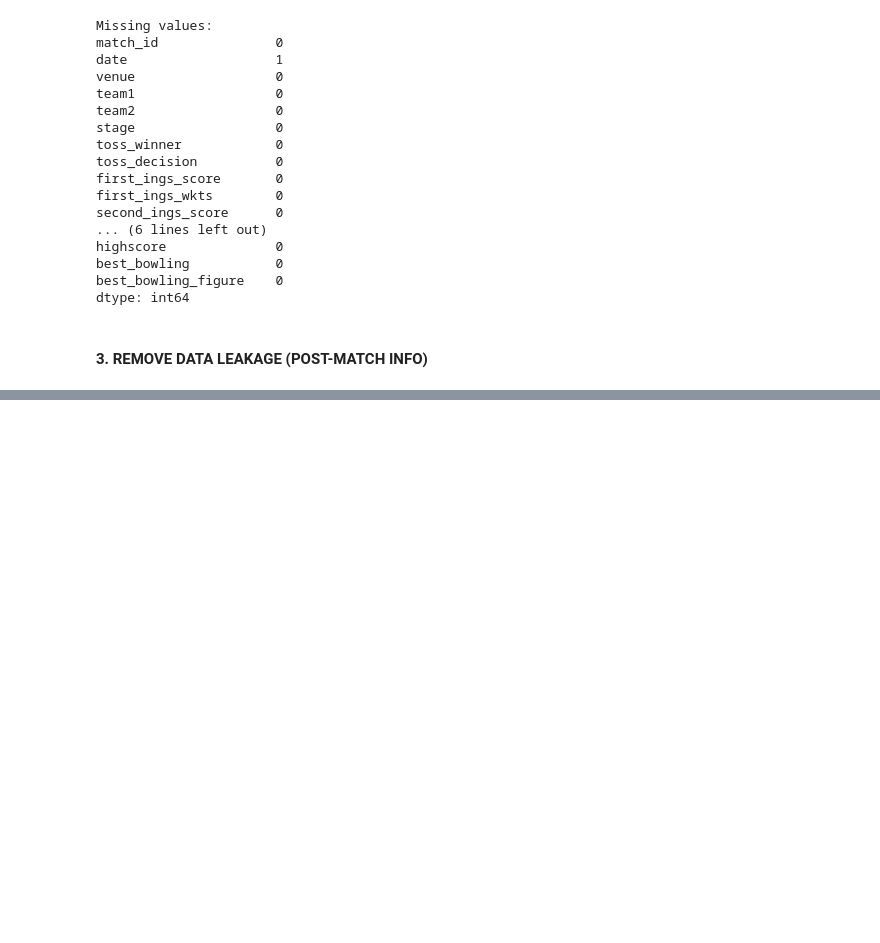
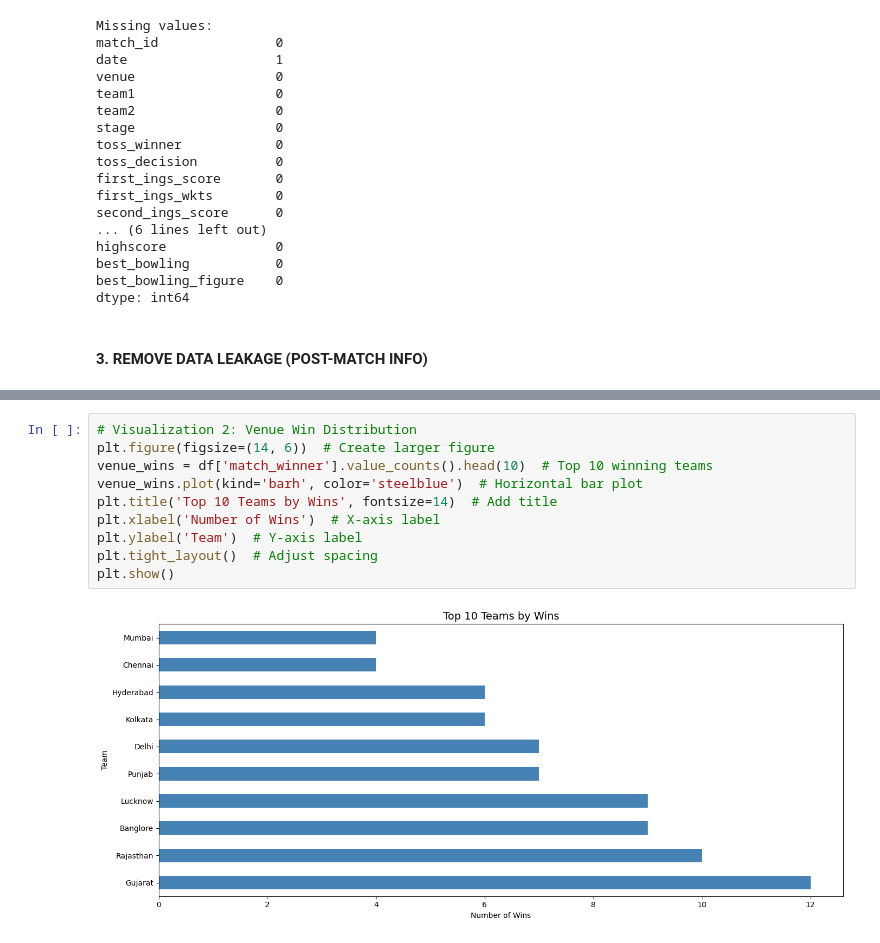
Before and after one commit to Abhi260105/ml-learning2, a Jupyter notebook: IPL_Prediction.ipynb, the cells around one changed output, grey strips where cells are left out. Drawn from its saved outputs; the diff is of its cells as text; blank space fills up the shorter version.

```diff
--- a/IPL_Prediction.ipynb
+++ b/IPL_Prediction.ipynb
@@ -85,0 +172,12 @@ dtype: int64
+# %%
+# Visualization 2: Venue Win Distribution
+plt.figure(figsize=(14, 6))  # Create larger figure
+venue_wins = df['match_winner'].value_counts().head(10)  # Top 10 winning teams
+venue_wins.plot(kind='barh', color='steelblue')  # Horizontal bar plot
+plt.title('Top 10 Teams by Wins', fontsize=14)  # Add title
+plt.xlabel('Number of Wins')  # X-axis label
+plt.ylabel('Team')  # Y-axis label
+plt.tight_layout()  # Adjust spacing
+plt.show()
+# %% [output]
+[figure, added]
```
Also changed, not shown: parts of 6 cells of this notebook.
